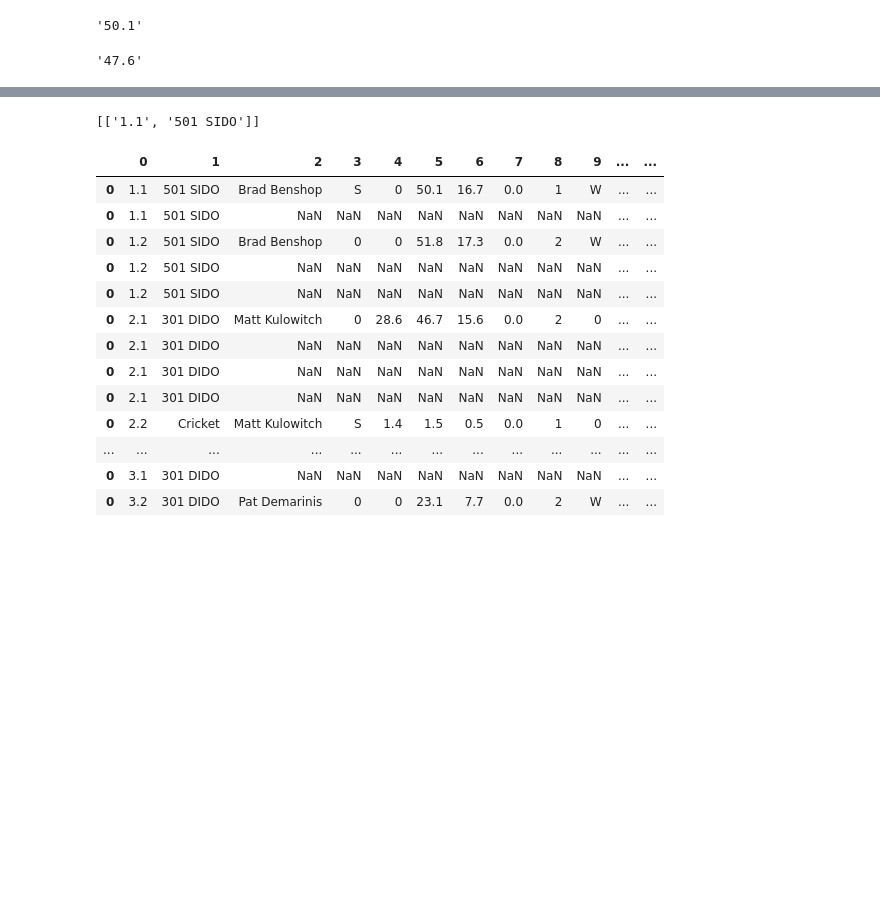
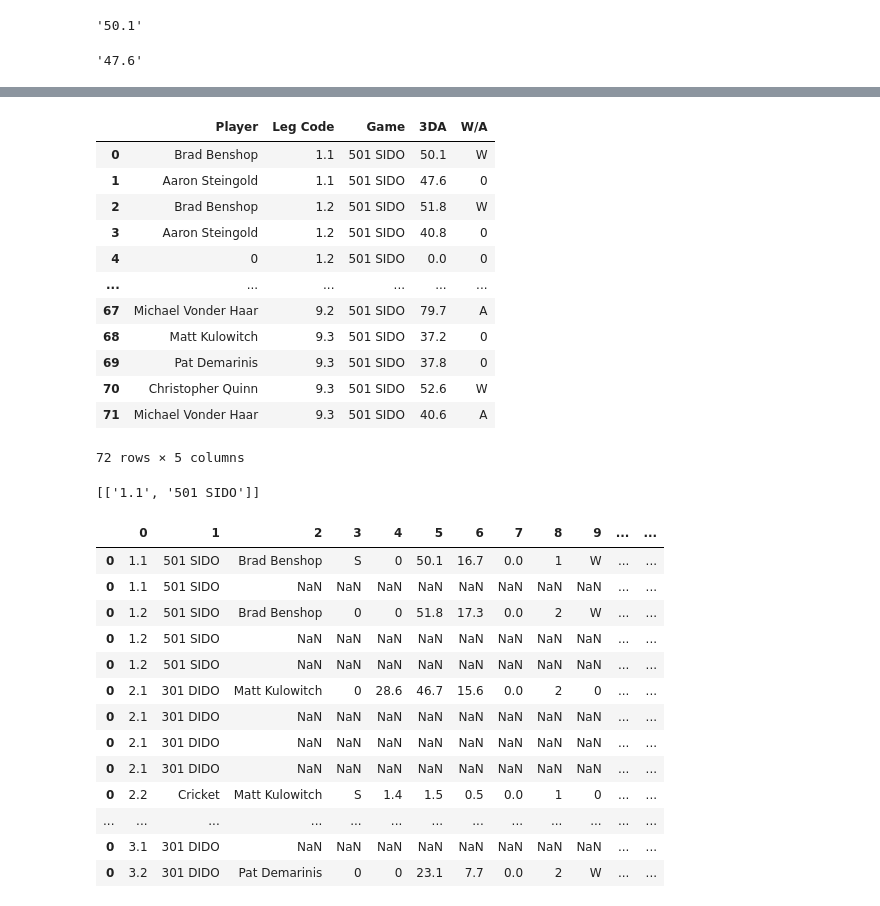
Before and after one commit to Sarpedonic/Project_2, a Jupyter notebook: DartScraper.ipynb, the cells around one changed output, grey strips where cells are left out. Cells and saved outputs as stored; diff of their text form; code cells hidden in the pictures; blank space fills up the shorter version.

Commit message:
DartScraper makes DataFrame.

```diff
--- a/DartScraper.ipynb
+++ b/DartScraper.ipynb
@@ -211,18 +215,33 @@ def LegCode(matches):
 # %%
 def Game(matches):
+    Game = []
     for leg in matches:
         if leg[0][0] != 0:
             thisgame = leg[0][1]
-            print(leg[0][1])
+            Game.append(leg[0][1])
         else:
-            print(thisgame)
+            Game.append(thisgame)
+    return Game
 # %%
 def P3DA(matches):
+    P3DA = []
     for leg in matches:
         if leg[0][0] != 0:
-            print(leg[0][5])
+            P3DA.append(leg[0][5])
         elif (leg[0][0] == 0) & (leg[0][4] == 0):
-            print(leg[0][2])
+            P3DA.append(leg[0][2])
         else:
-            print(leg[0][4])
+            P3DA.append(leg[0][4])
+    return P3DA
+# %%
+def LegWin(matches):
+    LegWin = []
+    for leg in matches:
+        if leg[0][0] != 0:
+            LegWin.append(leg[0][9])
+        elif (leg[0][0] == 0) & (leg[0][4] == 0):
+            LegWin.append(leg[0][6])
+        else:
+            LegWin.append(leg[0][8])
+    return LegWin
 # %%
@@ -248,3 +267,28 @@ P3DA(all_legs)
+# %%
+gametable = pd.DataFrame(
+            {
+                "Player": PName(all_legs),
+                "Leg Code": pd.Series(LegCode(all_legs), dtype="float32"),
+                "Game": Game(all_legs),
+                "3DA": pd.Series(P3DA(all_legs), dtype="float64"),
+                "W/A": LegWin(all_legs)
+            })
+# %%
+gametable
+# %% [output]
+|  | Player | Leg Code | Game | 3DA | W/A |
+| 0 | Brad Benshop | 1.1 | 501 SIDO | 50.1 | W |
+| 1 | Aaron Steingold | 1.1 | 501 SIDO | 47.6 | 0 |
+| 2 | Brad Benshop | 1.2 | 501 SIDO | 51.8 | W |
+| 3 | Aaron Steingold | 1.2 | 501 SIDO | 40.8 | 0 |
+| 4 | 0 | 1.2 | 501 SIDO | 0.0 | 0 |
+| ... | ... | ... | ... | ... | ... |
+| 67 | Michael Vonder Haar | 9.2 | 501 SIDO | 79.7 | A |
+| 68 | Matt Kulowitch | 9.3 | 501 SIDO | 37.2 | 0 |
+| 69 | Pat Demarinis | 9.3 | 501 SIDO | 37.8 | 0 |
+| 70 | Christopher Quinn | 9.3 | 501 SIDO | 52.6 | W |
+| 71 | Michael Vonder Haar | 9.3 | 501 SIDO | 40.6 | A |
+72 rows × 5 columns
 # %%
 for pleg in all_legs:
     if (pleg[0][0] != 0):
```
Also changed, not shown: parts of 3 cells of this notebook.
